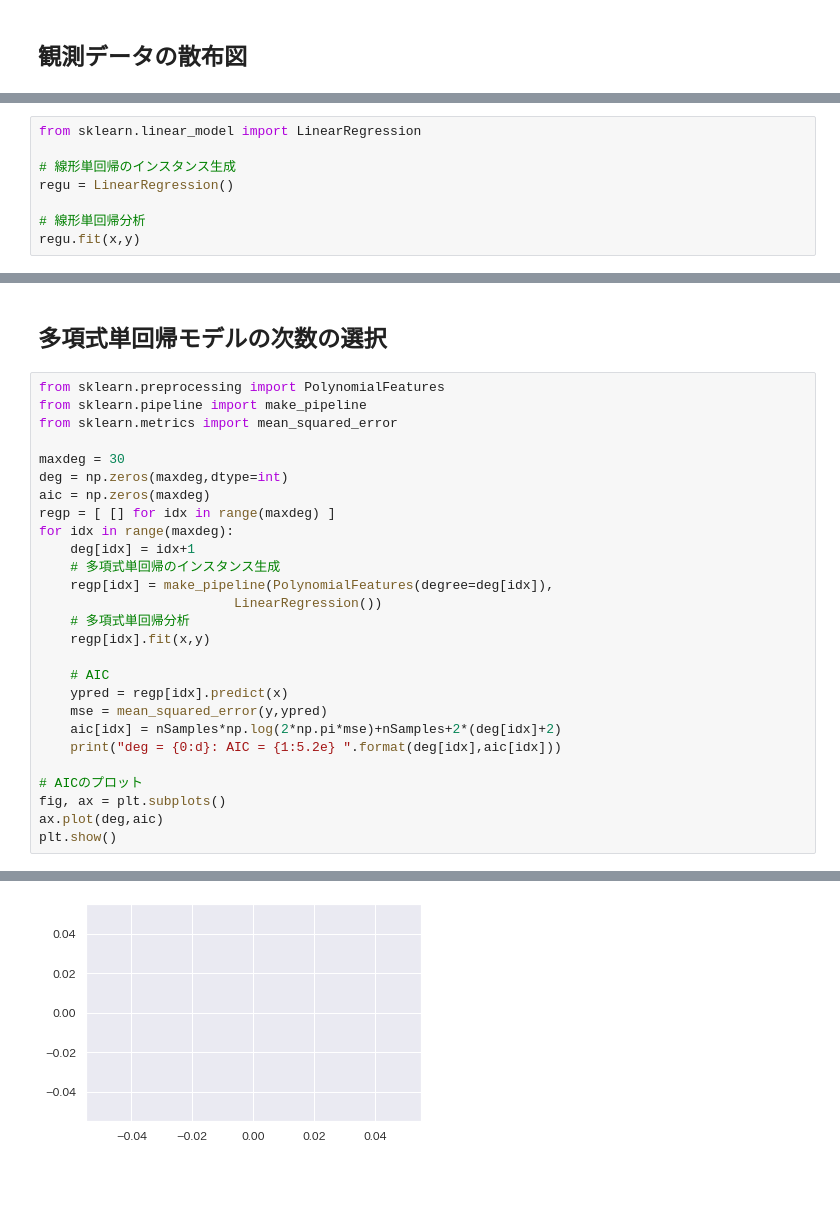
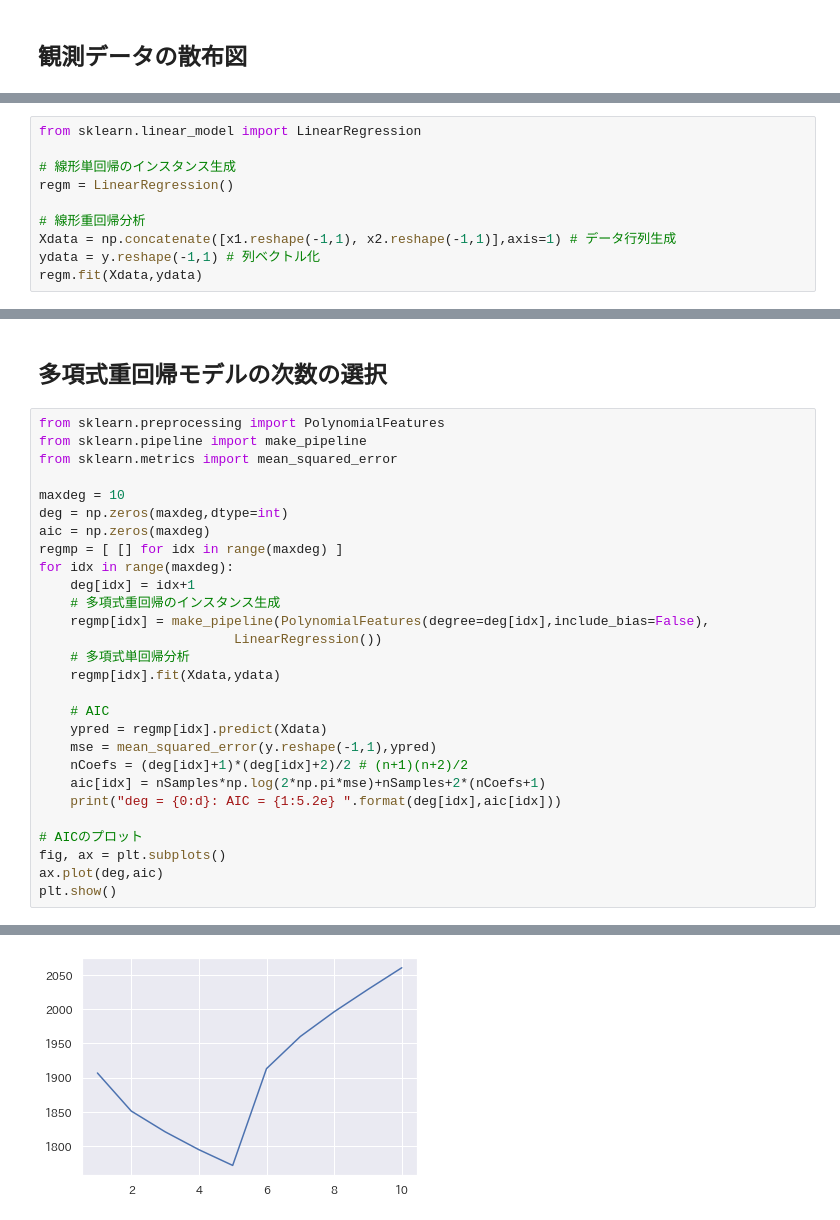
Before and after one commit to msiplab/EicEngLabIV, a Jupyter notebook: example01_02.ipynb, the cells around one changed output, grey strips where cells are left out. Saved outputs shown, nothing was run; the diff lists cells and outputs as text; blank space fills up the shorter version.

```diff
--- a/example01_02.ipynb
+++ b/example01_02.ipynb
@@ -138,8 +174,0 @@ plt.show()
-# %%
-from sklearn.linear_model import LinearRegression
-
-# 線形単回帰のインスタンス生成
-regu = LinearRegression()
-
-# 線形単回帰分析
-regu.fit(x,y)
@@ -147,0 +194,10 @@ LinearRegression()
+# %%
+from sklearn.linear_model import LinearRegression
+
+# 線形単回帰のインスタンス生成
+regm = LinearRegression()
+
+# 線形重回帰分析
+Xdata = np.concatenate([x1.reshape(-1,1), x2.reshape(-1,1)],axis=1) # データ行列生成
+ydata = y.reshape(-1,1) # 列ベクトル化
+regm.fit(Xdata,ydata)
@@ -172,26 +239,27 @@ plt.show()
 # %% [markdown]
-## 多項式単回帰モデルの次数の選択
+## 多項式重回帰モデルの次数の選択
 # %%
 from sklearn.preprocessing import PolynomialFeatures
 from sklearn.pipeline import make_pipeline
 from sklearn.metrics import mean_squared_error
 
-maxdeg = 30
+maxdeg = 10
 deg = np.zeros(maxdeg,dtype=int)
 aic = np.zeros(maxdeg)
-regp = [ [] for idx in range(maxdeg) ]
+regmp = [ [] for idx in range(maxdeg) ]
 for idx in range(maxdeg):
     deg[idx] = idx+1
-    # 多項式単回帰のインスタンス生成
-    regp[idx] = make_pipeline(PolynomialFeatures(degree=deg[idx]),
+    # 多項式重回帰のインスタンス生成
+    regmp[idx] = make_pipeline(PolynomialFeatures(degree=deg[idx],include_bias=False),
                          LinearRegression())
     # 多項式単回帰分析
-    regp[idx].fit(x,y)
+    regmp[idx].fit(Xdata,ydata)
 
     # AIC
-    ypred = regp[idx].predict(x)
-    mse = mean_squared_error(y,ypred)
-    aic[idx] = nSamples*np.log(2*np.pi*mse)+nSamples+2*(deg[idx]+2)
+    ypred = regmp[idx].predict(Xdata)
+    mse = mean_squared_error(y.reshape(-1,1),ypred)
+    nCoefs = (deg[idx]+1)*(deg[idx]+2)/2 # (n+1)(n+2)/2
+    aic[idx] = nSamples*np.log(2*np.pi*mse)+nSamples+2*(nCoefs+1)
     print("deg = {0:d}: AIC = {1:5.2e} ".format(deg[idx],aic[idx]))
 
 # AICのプロット
@@ -219,4 +280,4 @@ deg = 30: AIC =  -inf
-[figure, old version]
+[figure, new version]
 # %%
 # 最小のAICを与える次数
 degopt = deg[np.argmin(aic)]
```
Also changed, not shown: parts of 14 cells of this notebook, 3 other files.
